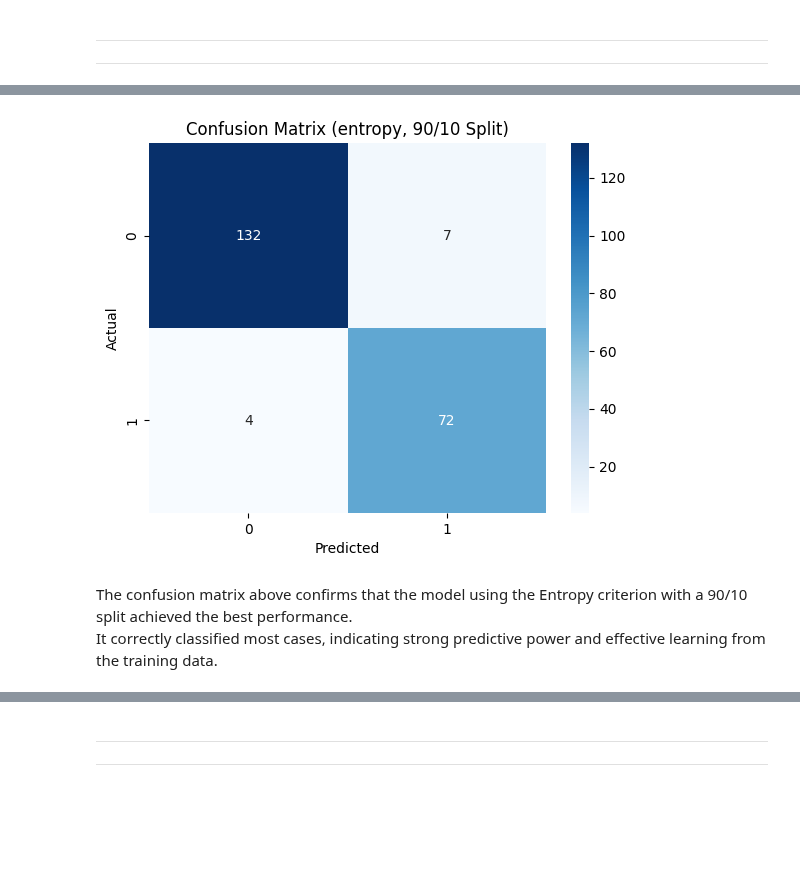
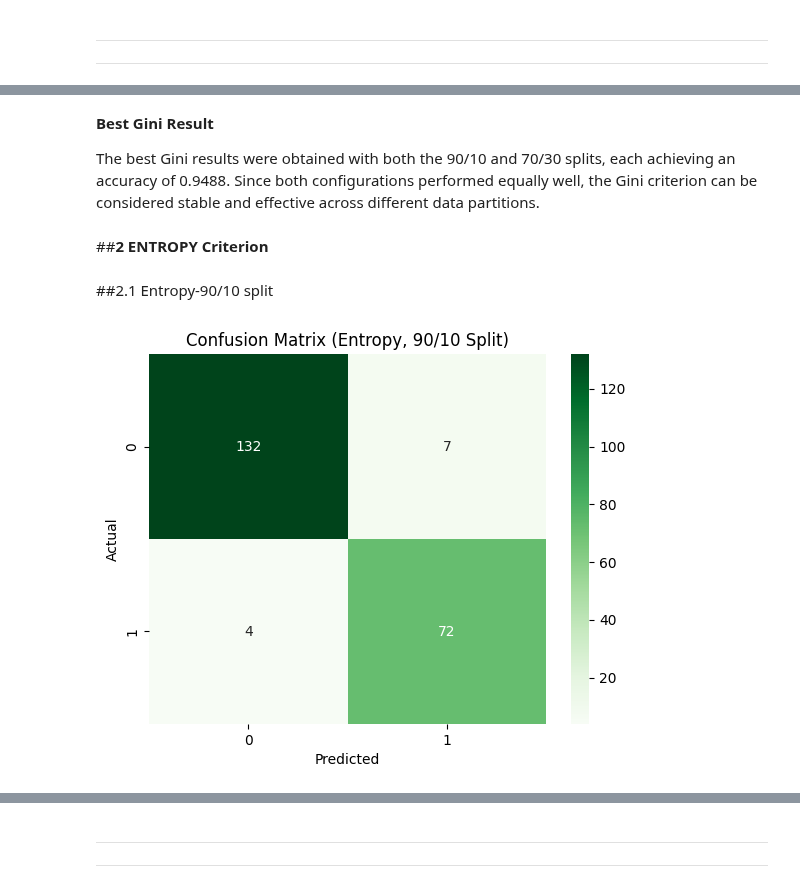
Before and after one commit to shahodi011/IT326-Project, a Jupyter notebook: Reports/Phase3.ipynb, the cells around one changed output, grey strips where cells are left out. Saved outputs shown, nothing was run; the diff lists cells and outputs as text; code cells hidden in the pictures; blank space fills up the shorter version.

```diff
--- a/Reports/Phase3.ipynb
+++ b/Reports/Phase3.ipynb
@@ -275,27 +385,31 @@ To further evaluate the best-performing model, a confusion matrix was plotted to
+# %% [markdown]
+**Best Gini Result**
+
+The best Gini results were obtained with both the 90/10 and 70/30 splits, each achieving an accuracy of 0.9488.
+Since both configurations performed equally well, the Gini criterion can be considered stable and effective across different data partitions.
+# %% [markdown]
+##**2 ENTROPY Criterion**
+# %% [markdown]
+##2.1 Entropy-90/10 split
 # %%
-# Confusion matrix for the best performing Decision Tree model (Entropy, 90/10)
-
-from sklearn.metrics import confusion_matrix
-import seaborn as sns
-import matplotlib.pyplot as plt
-
-best_split = 0.9
+# Confusion matrix: Entropy, 90/10 split
+split = 0.9
 criterion = "entropy"
 
-X_train, X_test, y_train, y_test = train_test_split(X, y, train_size=best_split, random_state=42, stratify=y)
-best_model = DecisionTreeClassifier(criterion=criterion, random_state=42)
-best_model.fit(X_train, y_train)
+X_train, X_test, y_train, y_test = train_test_split(
+    X, y, train_size=split, random_state=42, stratify=y
+)
 
-y_pred = best_model.predict(X_test)
-cm = confusion_matrix(y_test, y_pred)
+model_ent_9010 = DecisionTreeClassifier(criterion=criterion, random_state=42)
+model_ent_9010.fit(X_train, y_train)
 
-sns.heatmap(cm, annot=True, fmt="d", cmap="Blues")
-plt.title(f"Confusion Matrix ({criterion}, {int(best_split*100)}/{100 - int((best_split)*100)} Split)")
+y_pred = model_ent_9010.predict(X_test)
+cm_ent_9010 = confusion_matrix(y_test, y_pred)
+
+sns.heatmap(cm_ent_9010, annot=True, fmt="d", cmap="Greens")
+plt.title("Confusion Matrix (Entropy, 90/10 Split)")
 plt.xlabel("Predicted")
 plt.ylabel("Actual")
 plt.show()
 # %% [output]
-[figure, old version]
+[figure, new version]
-# %% [markdown]
-The confusion matrix above confirms that the model using the Entropy criterion with a 90/10 split achieved the best performance.
-It correctly classified most cases, indicating strong predictive power and effective learning from the training data.
```
Also changed, not shown: parts of 44 cells of this notebook.
